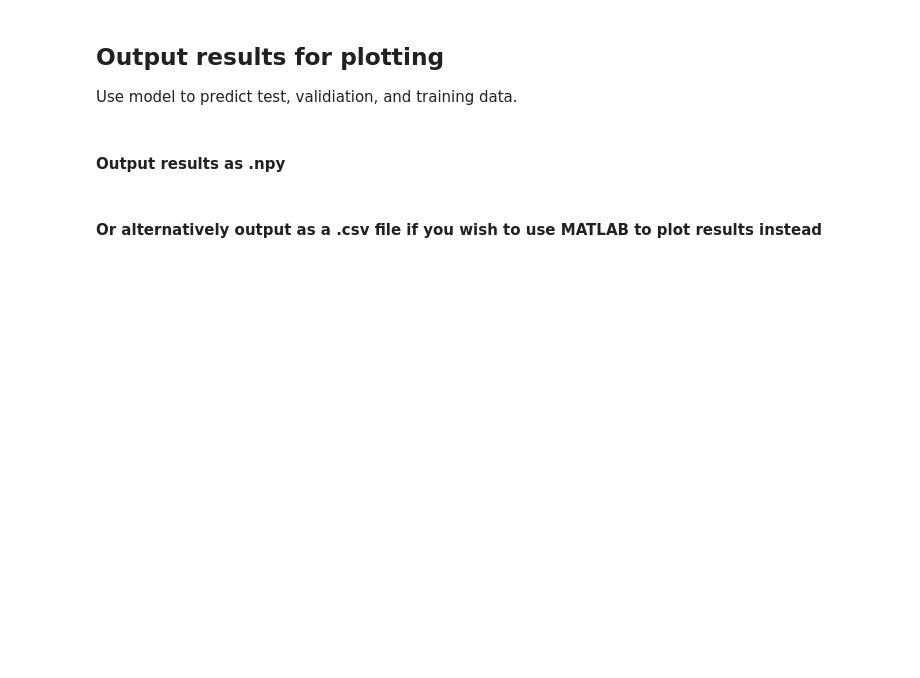
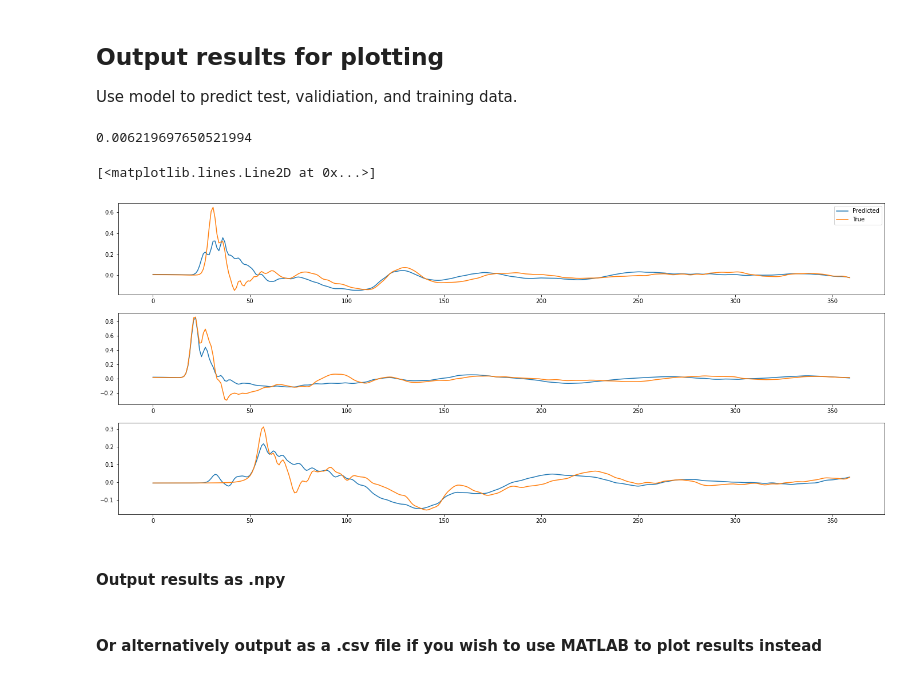
Before and after one commit to chrismhl/sift_ml_inversion, a Jupyter notebook: sift_conv1d_train_gnss.ipynb, the cells around one changed output. Cells and saved outputs as stored; diff of their text form; code cells hidden in the pictures; blank space fills up the shorter version.

Commit message:
Added intermediate output

```diff
--- a/sift_conv1d_train_gnss.ipynb
+++ b/sift_conv1d_train_gnss.ipynb
@@ -97,7 +116,7 @@ torch.random.manual_seed(100)
 
 # Specify model, loss function, and optimizer.
 nsources = 31 # Number of unit sources used in inversion
-model = sconv.Conv1DNN_GNSS(62, nsources).to(device)
+model = sconv.Conv1DNN_GNSS(62, nsources, us_tn).to(device)
 
 loss_func = nn.MSELoss()
 optimizer = optim.Adam(model.parameters(), lr=0.001)
@@ -104,5 +125,5 @@ optimizer = optim.Adam(model.parameters(), lr=0.001)
 # %%
-epochs = 300
+epochs = 250
 nbatches = len(train_dataloader)
 train_loss_array = np.zeros(epochs)
 test_loss_array = np.zeros(epochs)
@@ -161,10 +203,26 @@ plt.legend()
 ## Output results for plotting
 
 Use model to predict test, validiation, and training data.
+# %%
+# Return intermediate layer output
+# See https://discuss.pytorch.org/t/how-can-l-load-my-best-model-as-a-feature-extractor-evaluator/17254/5
+def get_activation(name):
+    def hook(model, input, output):
+        activations[name] = output.detach()
+    return hook
 # %%
+activations = {}
 model.eval() # important to disable dropout/batchnorm layers
 with torch.no_grad():
+    h1 = model.relu.register_forward_hook(get_activation('test'))
     pred_test = model(test_x)
+    h1.remove()
+    h2 = model.relu.register_forward_hook(get_activation('train'))
     pred_train = model(train_x)
+    h2.remove()
+    h3 = model.relu.register_forward_hook(get_activation('valid'))
     pred_valid = model(valid_x)
+    h3.remove()
     print(loss_func(pred_test,test_y).item())
+# %% [output]
+0.006219697650521994
@@ -174,3 +229,19 @@ pred_train.detach().numpy()[r:r+20,:] - target_tr[r:r+20,:]
+# %%
+r = 160
+plt.figure(figsize = (24,10))
+plt.subplot(3,1,1)
+plt.plot(pred_test.detach().numpy()[r,0,:], label = 'Predicted')
+plt.plot(target_ts[r,0,:], label = 'True')
+plt.legend()
+plt.subplot(3,1,2)
+plt.plot(pred_test.detach().numpy()[r,1,:])
+plt.plot(target_ts[r,1,:])
+plt.subplot(3,1,3)
+plt.plot(pred_test.detach().numpy()[r,2,:])
+plt.plot(target_ts[r,2,:])
+# %% [output]
+[<matplotlib.lines.Line2D at 0x...>]
+[figure, added]
 # %% [markdown]
 #### Output results as .npy
 # %%
```
Also changed, not shown: parts of 7 cells of this notebook, 2 other files.
